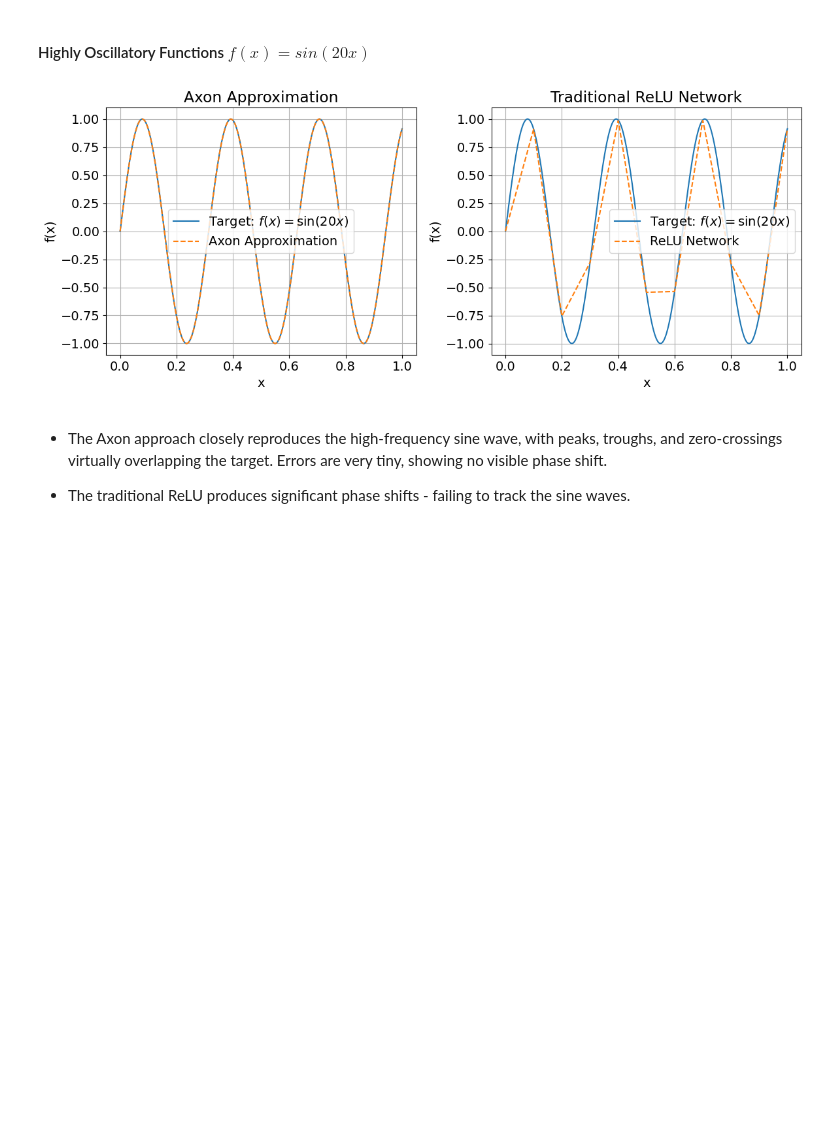
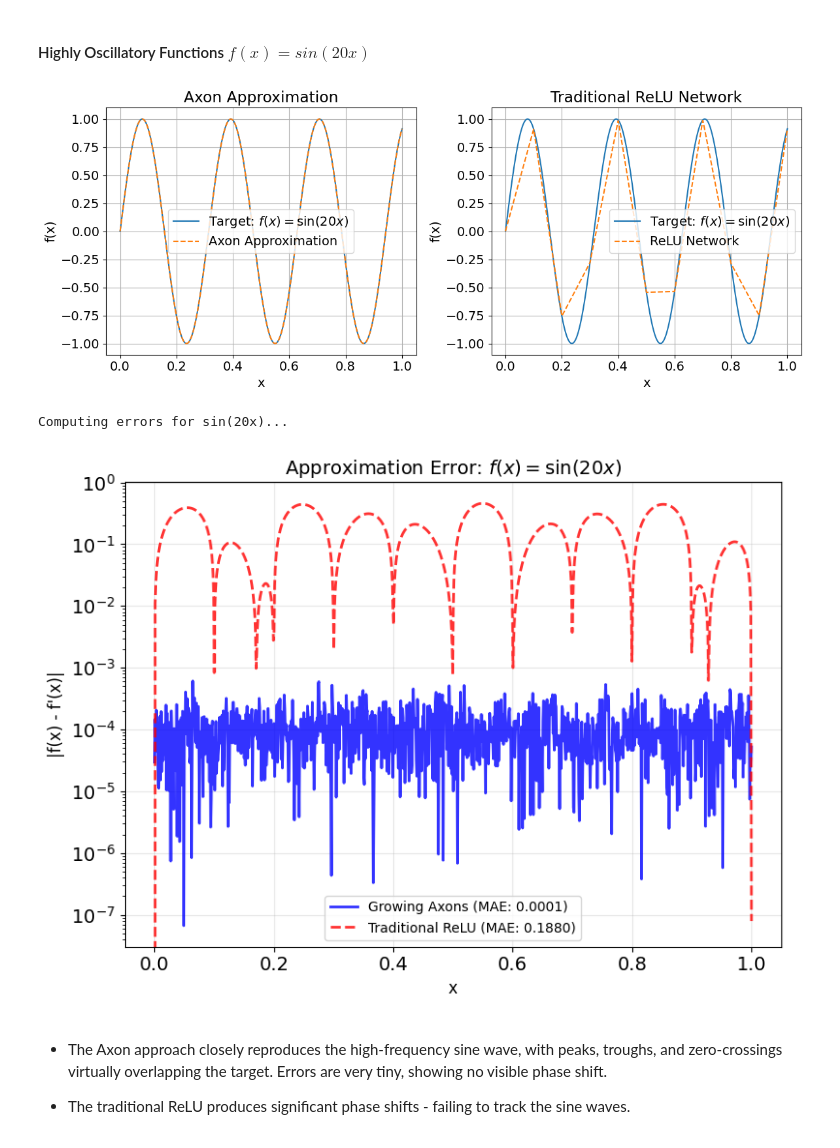
Before and after one commit to lethanhdat04/nna_24-25_pham, a Jupyter notebook: experiments/optimal-approximation-of-univariate-convex-fn/notebook.ipynb, the cells around one changed output. Cells and saved outputs as stored; diff of their text form; code cells hidden in the pictures; blank space fills up the shorter version.

```diff
--- a/experiments/optimal-approximation-of-univariate-convex-fn/notebook.ipynb
+++ b/experiments/optimal-approximation-of-univariate-convex-fn/notebook.ipynb
@@ -1030,17 +1065,29 @@ The Axon architecture demonstrates remarkable flexibility in handling non-convex
 # %%
 target_function = lambda x: np.sin(20 * x)
 
 xs, ys, approx_axon, approx_relu = compute_approximations(
     target_function=target_function,
     domain=(0, 1),
     relu_range=(0, 1),
     relu_num_points=11,
     axon_K=100
 )
 
 plot_approximations(xs, ys, approx_axon, approx_relu, func_label="\\mathit{f}(x) = \\sin(20x)")
+
+result = analyze_and_plot_errors(
+    target_function=target_function,
+    function_name="sin(20x)",
+    latex_name="\\sin(20x)",
+    xs = xs,
+    ys=ys,
+    approx_axon=approx_axon,
+    approx_relu=approx_relu
+)
 # %% [output]
 [figure]
+Computing errors for sin(20x)...
+[figure, added]
 # %% [markdown]
 - The Axon approach closely reproduces the high‐frequency sine wave, with peaks, troughs, and zero‐crossings virtually overlapping the target. Errors are very tiny, showing no visible phase shift.
 
```
Also changed, not shown: parts of 6 cells of this notebook, 1 other file.
